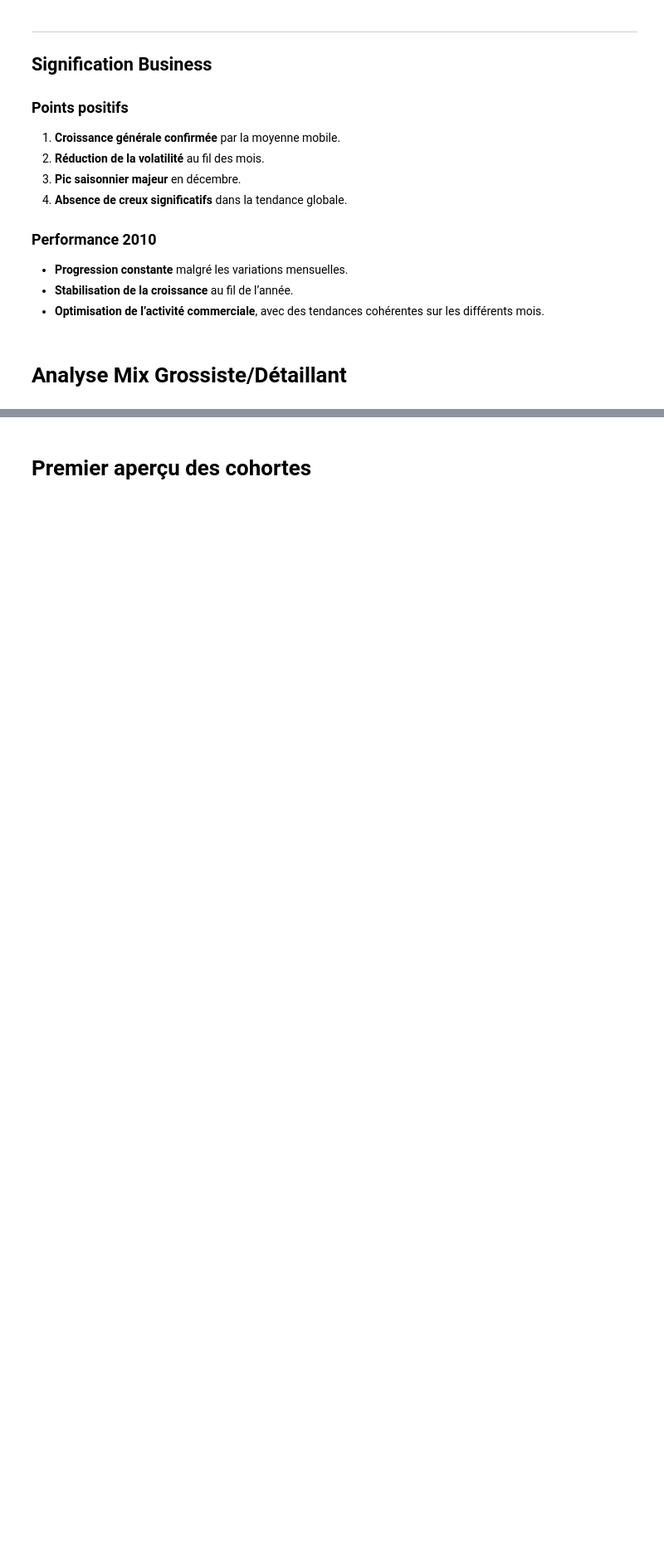
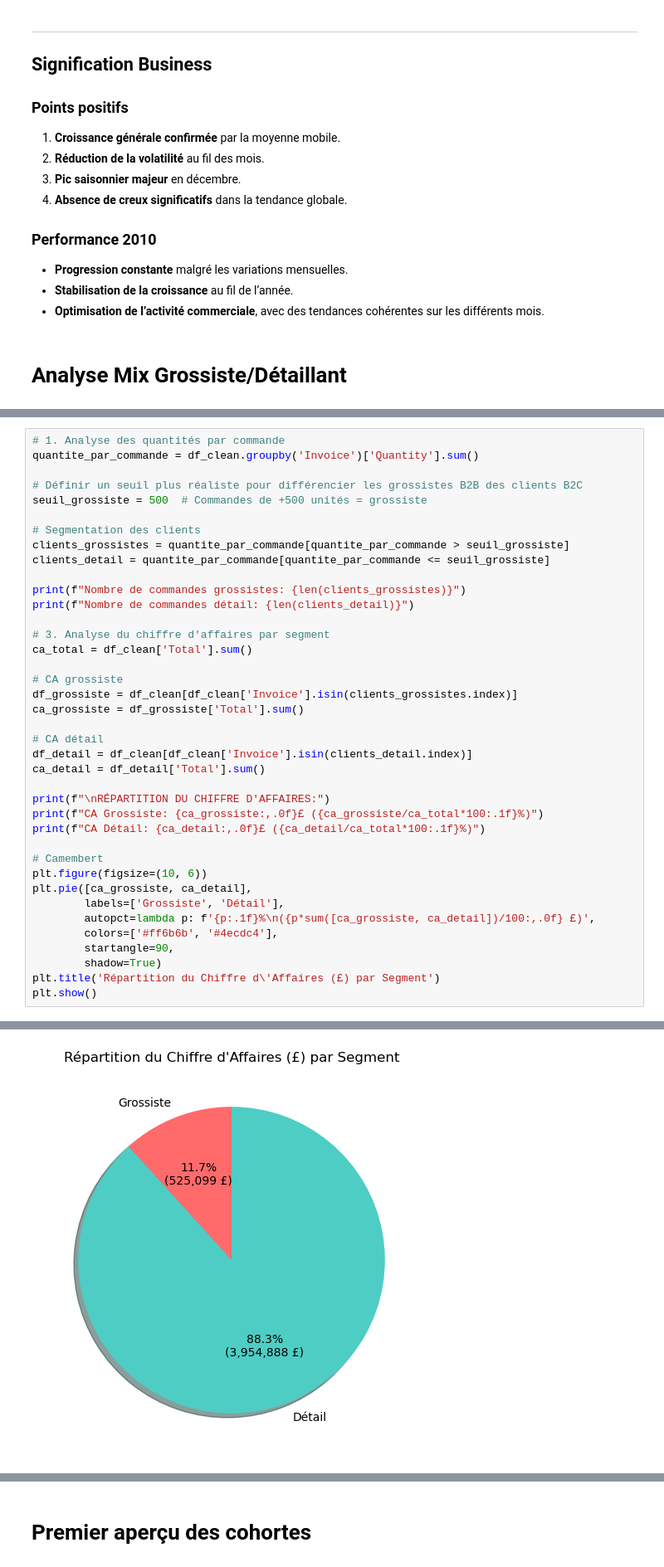
Before and after one commit to paullanf/Projet_Data_Viz, a Jupyter notebook: notebooks/exploration.ipynb, the cells around one changed output, grey strips where cells are left out. Shown at 83% size. Drawn from its saved outputs; the diff is of its cells as text; blank space fills up the shorter version.

```diff
--- a/notebooks/exploration.ipynb
+++ b/notebooks/exploration.ipynb
@@ -695,0 +649,40 @@ plt.show()
+# %%
+# 1. Analyse des quantités par commande
+quantite_par_commande = df_clean.groupby('Invoice')['Quantity'].sum()
+
+# Définir un seuil plus réaliste pour différencier les grossistes B2B des clients B2C
+seuil_grossiste = 500  # Commandes de +500 unités = grossiste
+
+# Segmentation des clients
+clients_grossistes = quantite_par_commande[quantite_par_commande > seuil_grossiste]
+clients_detail = quantite_par_commande[quantite_par_commande <= seuil_grossiste]
+
+print(f"Nombre de commandes grossistes: {len(clients_grossistes)}")
+print(f"Nombre de commandes détail: {len(clients_detail)}")
+
+# 3. Analyse du chiffre d'affaires par segment
+ca_total = df_clean['Total'].sum()
+
+# CA grossiste
+df_grossiste = df_clean[df_clean['Invoice'].isin(clients_grossistes.index)]
+ca_grossiste = df_grossiste['Total'].sum()
+
+# CA détail
+df_detail = df_clean[df_clean['Invoice'].isin(clients_detail.index)]
+ca_detail = df_detail['Total'].sum()
+
+print(f"\nRÉPARTITION DU CHIFFRE D'AFFAIRES:")
+print(f"CA Grossiste: {ca_grossiste:,.0f}£ ({ca_grossiste/ca_total*100:.1f}%)")
+print(f"CA Détail: {ca_detail:,.0f}£ ({ca_detail/ca_total*100:.1f}%)")
+
+# Camembert
+plt.figure(figsize=(10, 6))
+plt.pie([ca_grossiste, ca_detail],
+        labels=['Grossiste', 'Détail'],
+        autopct=lambda p: f'{p:.1f}%\n({p*sum([ca_grossiste, ca_detail])/100:,.0f} £)',
+        colors=['#ff6b6b', '#4ecdc4'],
+        startangle=90,
+        shadow=True)
+plt.title('Répartition du Chiffre d\'Affaires (£) par Segment')
+plt.show()
+# %% [output]
@@ -696,3 +695,4 @@ plt.show()
+[figure, added]
 # %% [markdown]
 #  Analyse de la Répartition Grossiste/Détaillant
 
```
Also changed, not shown: parts of 7 cells of this notebook.
